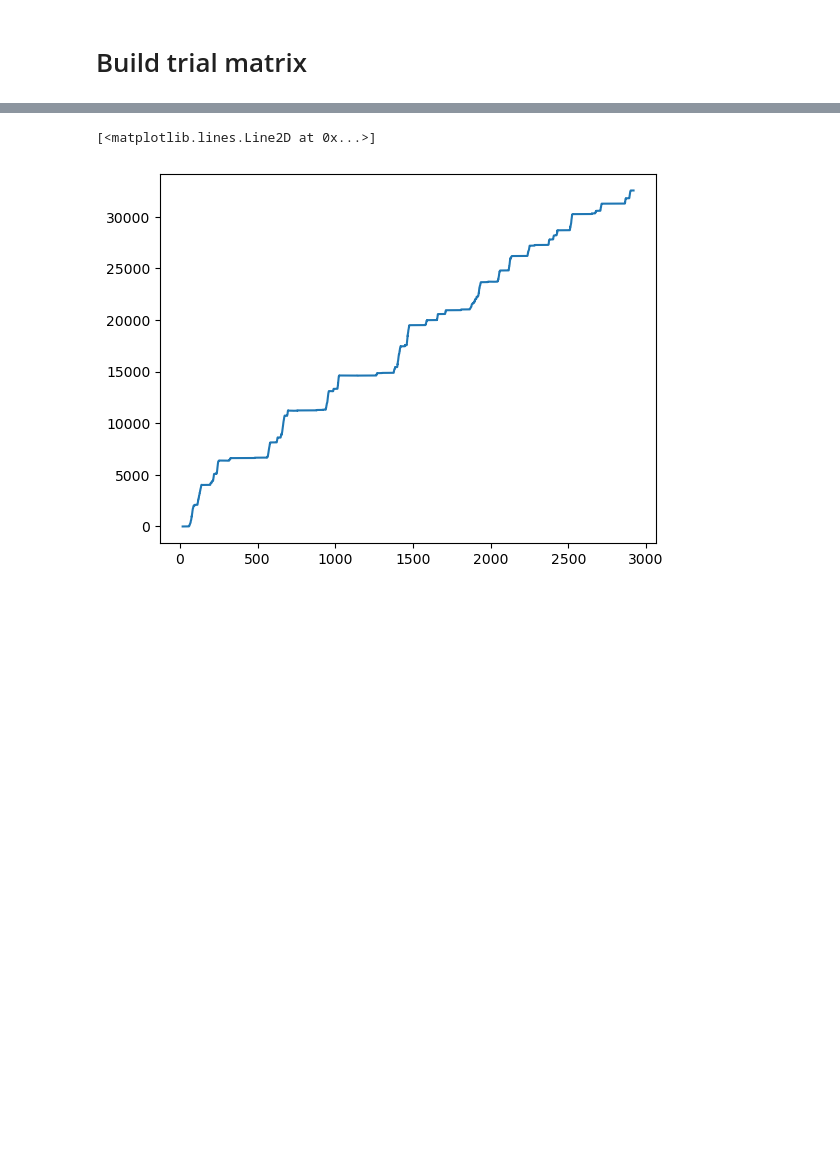
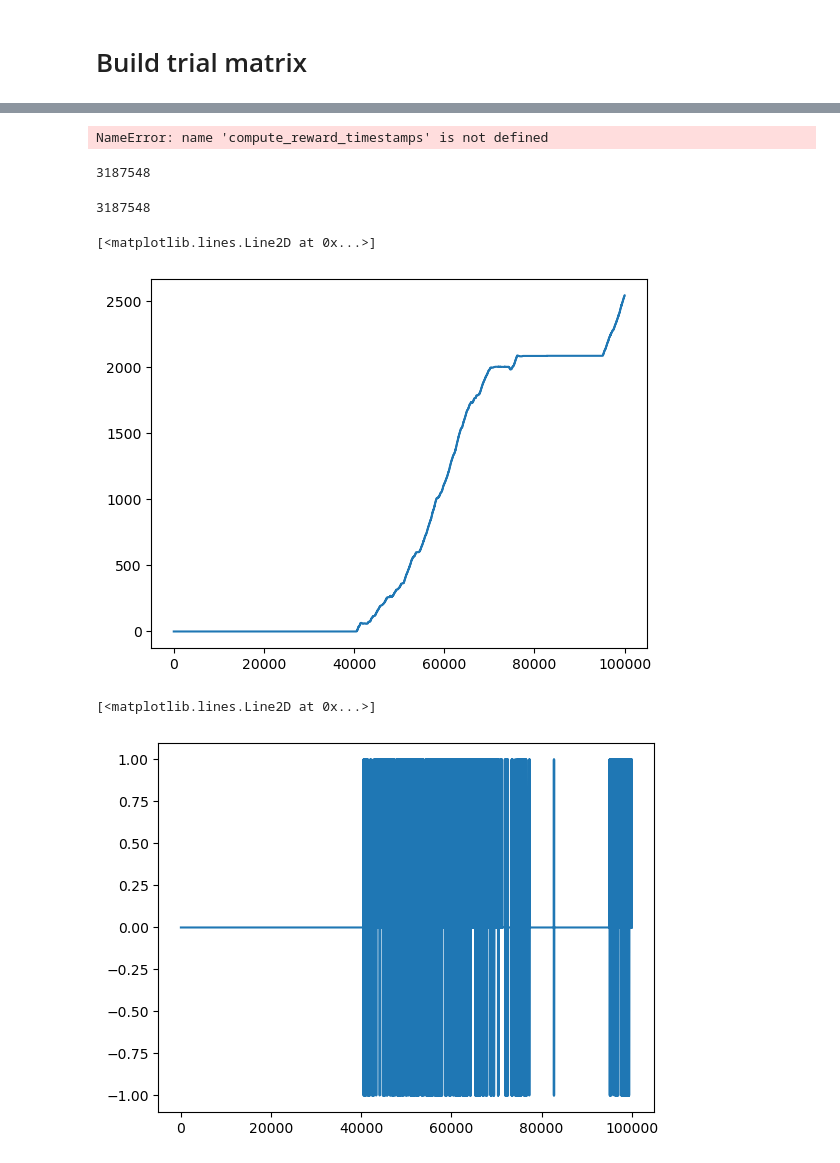
Before and after one commit to NeuroNetMem/pipeline_2p, a Jupyter notebook: logreader/read_session_log.ipynb, the cells around one changed output, grey strips where cells are left out. Drawn from its saved outputs; the diff is of its cells as text; code cells hidden in the pictures; blank space fills up the shorter version.

```diff
--- a/logreader/read_session_log.ipynb
+++ b/logreader/read_session_log.ipynb
@@ -86,5 +345,20 @@ def compute_lick_timestamps(decoded_log,sync_times):
 
 position = compute_position(decoded_log,sync_times)
 licks = compute_lick_timestamps(decoded_log,sync_times)
+reward = compute_reward_timestamps(decoded_log,sync_times)
 
-data = {'time':sync_times,'position':position,'licks':licks}
+data = {'time':sync_times,'position':position.astype('int'),'licks':licks,'reward':reward}
+# %% [output]
+NameError: name 'compute_reward_timestamps' is not defined
+# %%
+position = decoded_log['longVar'][:,1].astype(int)
+licks = lr.compute_onsets(digital_out[:,-2]).astype(int)
+data = {'position':position,'licks':licks}
+# %%
+len(sync_times)
+# %% [output]
+3187548
+# %%
+len(position)
+# %% [output]
+3187548
@@ -91,5 +375,5 @@ data = {'time':sync_times,'position':position,'licks':licks}
 # %%
-plt.plot(data['time'],data['position'])
+plt.plot(data['position'][:100000])
 # %% [output]
 [<matplotlib.lines.Line2D at 0x...>]
-[figure, old version]
+[figure, new version]
@@ -105,0 +380,5 @@ tm.to_csv(save_path.joinpath('trial_data.csv'))
+# %%
+plt.plot(np.diff(data['position'][:100000]))
+# %% [output]
+[<matplotlib.lines.Line2D at 0x...>]
+[figure, added]
```
Also changed, not shown: parts of 19 cells of this notebook, 6 other files.
